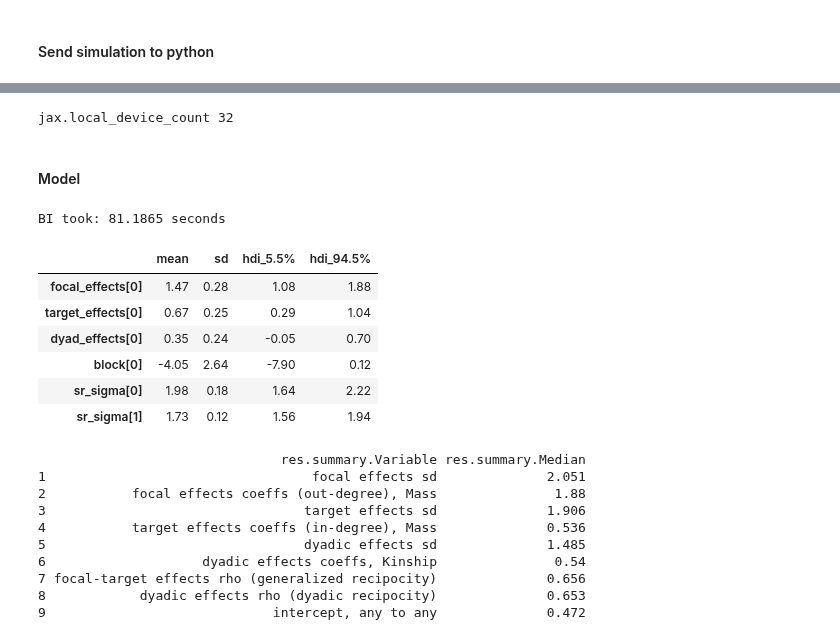
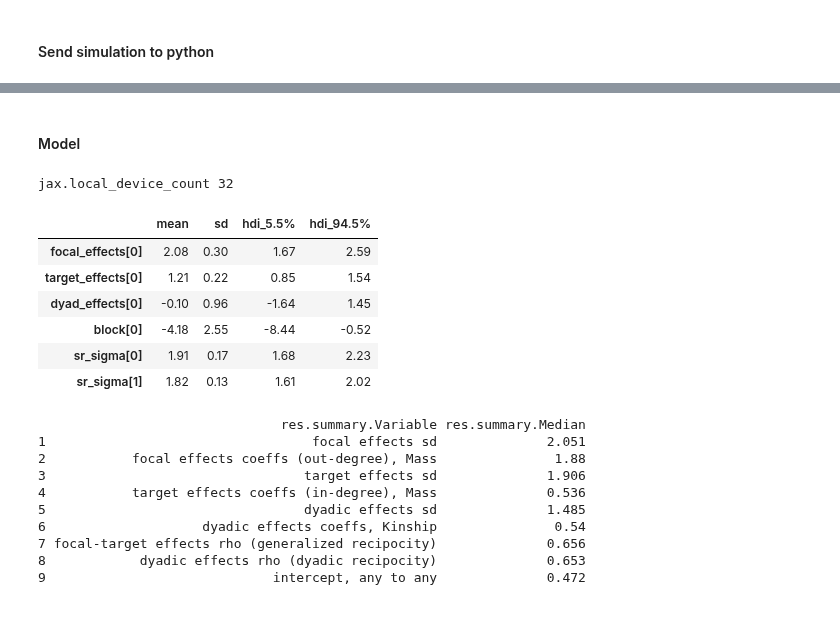
Before and after one commit to BGN-for-ASNA/BI, a Jupyter notebook: bi/Network simulation.ipynb, the cells around one changed output, grey strips where cells are left out. Saved outputs shown, nothing was run; the diff lists cells and outputs as text; code cells hidden in the pictures.

```diff
--- a/bi/Network simulation.ipynb
+++ b/bi/Network simulation.ipynb
@@ -272,6 +259,18 @@ jax.local_device_count 32
 # %% [markdown]
 #### Model
 # %%
+from main import *
+m = bi(platform='cpu')
+import rpy2.robjects as ro
+from rpy2.robjects import pandas2ri
+from rpy2.robjects.conversion import rpy2py
+data = ro.globalenv['model_dat']
+data = {key: list(value) for key, value in zip(data.names, data)}
+data = {key: jnp.array(value) for key, value in data.items()}
+data['outcomes'] = data['outcomes'].reshape(data['N_id'][0],data['N_id'][0]).T.astype(int)
+id = r.randint(1, data['N_id'][0]-1)
+
+
 ids = jnp.arange(0,data['N_id'][0])
 idx = bi.net.vec_node_to_edgle(jnp.stack([ids, ids], axis = -1))
 @jit
@@ -285,15 +284,13 @@ def model(idx, result_outcomes,focal_individual_predictors, target_individual_pr
     B = bi.dist.normal(logit(0.1/jnp.sqrt(N_id)), 2.5, shape=(1,), name = 'block')
 
     #SR ---------------------------------------
-    sr_terms, focal_effects, target_effects = bi.net.nodes_terms(focal_individual_predictors, target_individual_predictors)# shape = N_id
-    sr_rf, sr_raw, sr_sigma, sr_L = bi.net.nodes_random_effects(N_id, cholesky_density = 2) # shape = N_id
-    sender_receiver = sr_terms + sr_rf
+    sr =  bi.net.sender_receiver(focal_individual_predictors,target_individual_predictors)
 
     ### Dyadic--------------------------------------
     dr, dr_raw, dr_sigma, dr_L = bi.net.dyadic_random_effects(idx.shape[0], cholesky_density = 2)# shape = n dyads
 
     ## SR ---------------------------------------
-    lk('Y', Poisson(jnp.exp(B[0] + sender_receiver + dr)), obs=result_outcomes)
+    lk('Y', Poisson(jnp.exp(B + sr + dr), is_sparse = False), obs=result_outcomes)
 
     ## NBDA -----------------------------
 
@@ -543,62 +543,56 @@ In (function (package, help, pos = 2, lib.loc = NULL, character.only = FALSE,  :
-# %%
-from main import *
-m = bi(platform='cpu')
-import rpy2.robjects as ro
-from rpy2.robjects import pandas2ri
-from rpy2.robjects.conversion import rpy2py
-data = ro.globalenv['model_dat']
-data = {key: list(value) for key, value in zip(data.names, data)}
-data = {key: jnp.array(value) for key, value in data.items()}
-data['outcomes'] = data['outcomes'].reshape(data['N_id'][0],data['N_id'][0]).T.astype(int)
-kinship = data['dyadic_predictors'].reshape(data['N_id'][0],data['N_id'][0]).T
-exposure = data['exposure'].reshape(data['N_id'][0],data['N_id'][0]).T
-# %% [output]
-jax.local_device_count 32
 # %% [markdown]
 #### Model
 # %%
+from main import *
+m = bi(platform='cpu')
+import rpy2.robjects as ro
+from rpy2.robjects import pandas2ri
+from rpy2.robjects.conversion import rpy2py
+data = ro.globalenv['model_dat']
+data = {key: list(value) for key, value in zip(data.names, data)}
+data = {key: jnp.array(value) for key, value in data.items()}
+data['outcomes'] = data['outcomes'].reshape(data['N_id'][0],data['N_id'][0]).T.astype(int)
+kinship = data['dyadic_predictors'].reshape(data['N_id'][0],data['N_id'][0]).T
+exposure = data['exposure'].reshape(data['N_id'][0],data['N_id'][0]).T
+
 def model(ids, result_outcomes, dyadic_predictors, focal_individual_predictors, target_individual_predictors):
-    N_id = ids.shape[0]
 
     # Block ---------------------------------------
-    B = bi.dist.normal(bi.logit(0.1/jnp.sqrt(N_id)), 2.5, shape=(1,), name = 'block')
+    B = bi.dist.normal(bi.logit(0.1/jnp.sqrt(ids.shape[0])), 2.5, shape=(1,), name = 'block')
 
-    ## SR ---------------------------------------
-    sr_terms, focal_effects, target_effects = bi.net.nodes_terms(focal_individual_predictors, target_individual_predictors)# shape = N_id
-    sr_rf, sr_raw, sr_sigma, sr_L = bi.net.nodes_random_effects(N_id, cholesky_density = 2) # shape = N_id
-    sender_receiver_effect = sr_terms + sr_rf
+    ## SR shape =  N individuals---------------------------------------
+    sr =  bi.net.sender_receiver(focal_individual_predictors,target_individual_predictors)
 
-    # Dyadic--------------------------------------
-    d_terms, dyad_effects = bi.net.dyadic_terms(dyadic_predictors)
-    d_rf, dr_raw, dr_sigma, dr_L = bi.net.dyadic_random_effects(d_terms.shape[0], cholesky_density = 2)
-    dyadic_effect = d_terms + d_rf
+    # Dyadic shape = N dyads--------------------------------------
+    dr = bi.net.dyadic_effect(dyadic_predictors)
 
-    lk('Y', Poisson(jnp.exp( sender_receiver_effect + dyadic_effect )), obs=result_outcomes)
+    lk('Y', Poisson(jnp.exp(sr)), obs=result_outcomes)
 
 m.data_on_model = dict(
     ids = jnp.arange(0,data['N_id'][0]),
     result_outcomes = bi.net.mat_to_edgl(data['outcomes']),
     dyadic_predictors = bi.net.prepare_dyadic_effect(kinship), # Can be a jax array of multiple dimensions
     focal_individual_predictors = data['individual_predictors'],
     target_individual_predictors = data['individual_predictors']
 )
 
 m.run(model)
 summary = m.summary()
+#summary.loc[['focal_effects[0]', 'target_effects[0]', 'dyad_effects[0]',  'sr_sigma[0]', 'sr_sigma[1]']]
 summary.loc[['focal_effects[0]', 'target_effects[0]', 'dyad_effects[0]', 'block[0]', 'sr_sigma[0]', 'sr_sigma[1]']]
 # focal_effects = 1.9,
 # target_effects =  1.3
-# dr_effects = 1.2, 1.7, -2.2
+# dr_effects = 1.2
 # block =  -4
 # %% [output]
-BI took: 81.1865 seconds
+jax.local_device_count 32
 |  | mean | sd | hdi_5.5% | hdi_94.5% |
-| focal_effects[0] | 1.47 | 0.28 | 1.08 | 1.88 |
-| target_effects[0] | 0.67 | 0.25 | 0.29 | 1.04 |
-| dyad_effects[0] | 0.35 | 0.24 | -0.05 | 0.70 |
-| block[0] | -4.05 | 2.64 | -7.90 | 0.12 |
-| sr_sigma[0] | 1.98 | 0.18 | 1.64 | 2.22 |
-| sr_sigma[1] | 1.73 | 0.12 | 1.56 | 1.94 |
+| focal_effects[0] | 2.08 | 0.30 | 1.67 | 2.59 |
+| target_effects[0] | 1.21 | 0.22 | 0.85 | 1.54 |
+| dyad_effects[0] | -0.10 | 0.96 | -1.64 | 1.45 |
+| block[0] | -4.18 | 2.55 | -8.44 | -0.52 |
+| sr_sigma[0] | 1.91 | 0.17 | 1.68 | 2.23 |
+| sr_sigma[1] | 1.82 | 0.13 | 1.61 | 2.02 |
 # %%
 %%R
 getwd()
```
Also changed, not shown: parts of 12 cells of this notebook, 40 other files.
